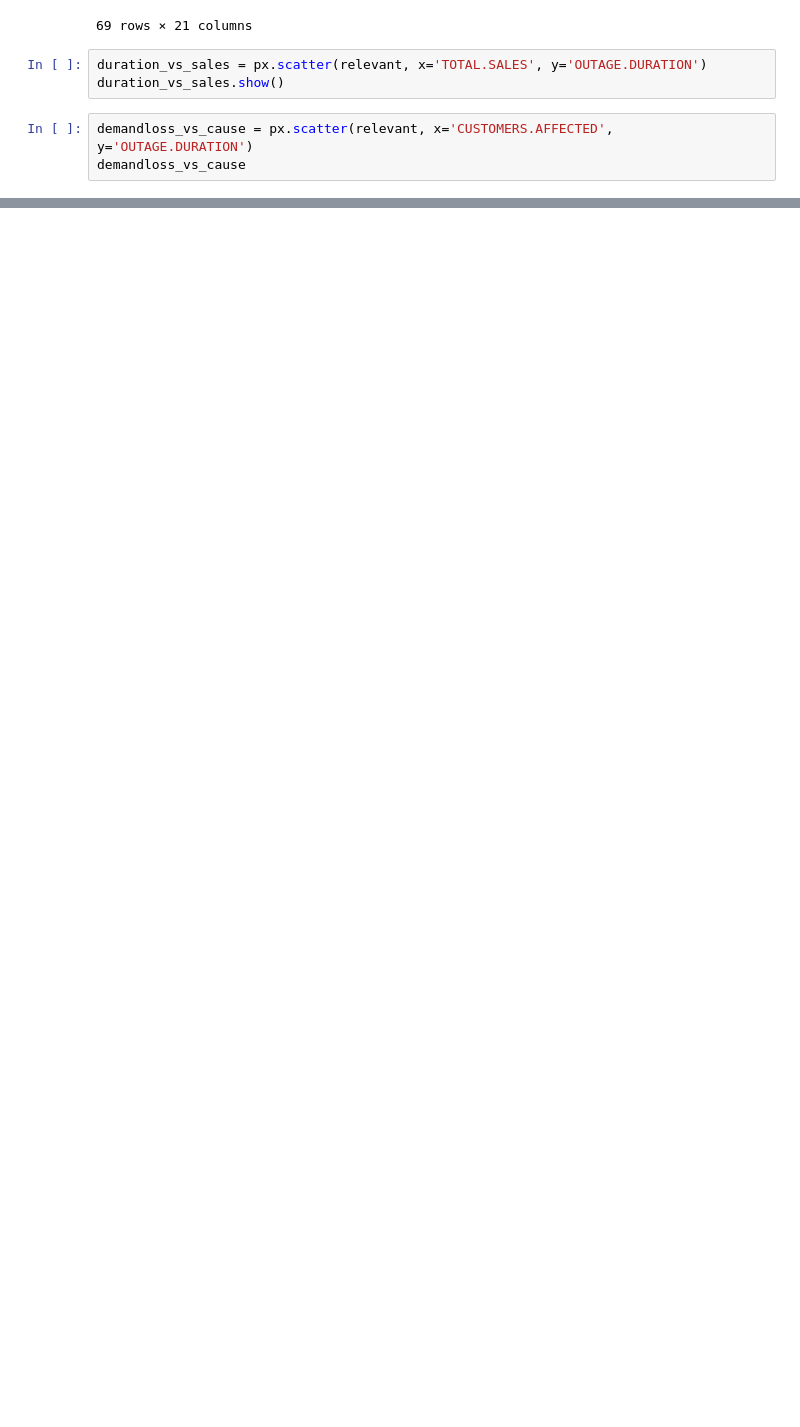
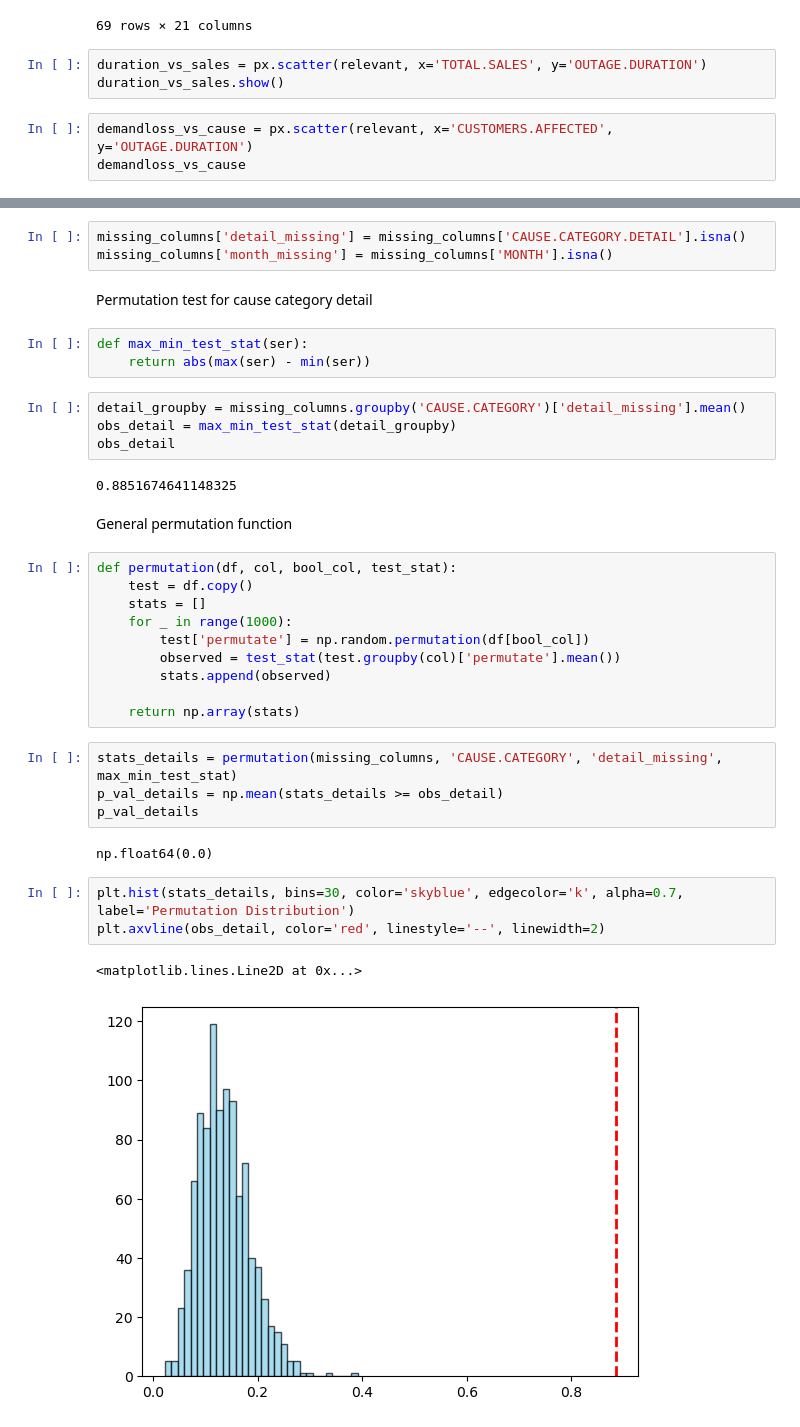
Before and after one commit to ethanlam101/Exploring-Power-Outages, a Jupyter notebook: exploration.ipynb, the cells around one changed output, grey strips where cells are left out. Cells and saved outputs as stored; diff of their text form; blank space fills up the shorter version.

```diff
--- a/exploration.ipynb
+++ b/exploration.ipynb
@@ -156,0 +252,38 @@ demandloss_vs_cause
+# %%
+missing_columns['detail_missing'] = missing_columns['CAUSE.CATEGORY.DETAIL'].isna()
+missing_columns['month_missing'] = missing_columns['MONTH'].isna()
+# %% [markdown]
+Permutation test for cause category detail
+# %%
+def max_min_test_stat(ser):
+    return abs(max(ser) - min(ser))
+# %%
+detail_groupby = missing_columns.groupby('CAUSE.CATEGORY')['detail_missing'].mean()
+obs_detail = max_min_test_stat(detail_groupby)
+obs_detail
+# %% [output]
+0.8851674641148325
+# %% [markdown]
+General permutation function
+# %%
+def permutation(df, col, bool_col, test_stat):
+    test = df.copy()
+    stats = []
+    for _ in range(1000):
+        test['permutate'] = np.random.permutation(df[bool_col])
+        observed = test_stat(test.groupby(col)['permutate'].mean())
+        stats.append(observed)
+
+    return np.array(stats)
+# %%
+stats_details = permutation(missing_columns, 'CAUSE.CATEGORY', 'detail_missing', max_min_test_stat)
+p_val_details = np.mean(stats_details >= obs_detail)
+p_val_details
+# %% [output]
+np.float64(0.0)
+# %%
+plt.hist(stats_details, bins=30, color='skyblue', edgecolor='k', alpha=0.7, label='Permutation Distribution')
+plt.axvline(obs_detail, color='red', linestyle='--', linewidth=2)
+# %% [output]
+<matplotlib.lines.Line2D at 0x...>
+[figure, added]
```
Also changed, not shown: parts of 29 cells of this notebook, 1 other file.
